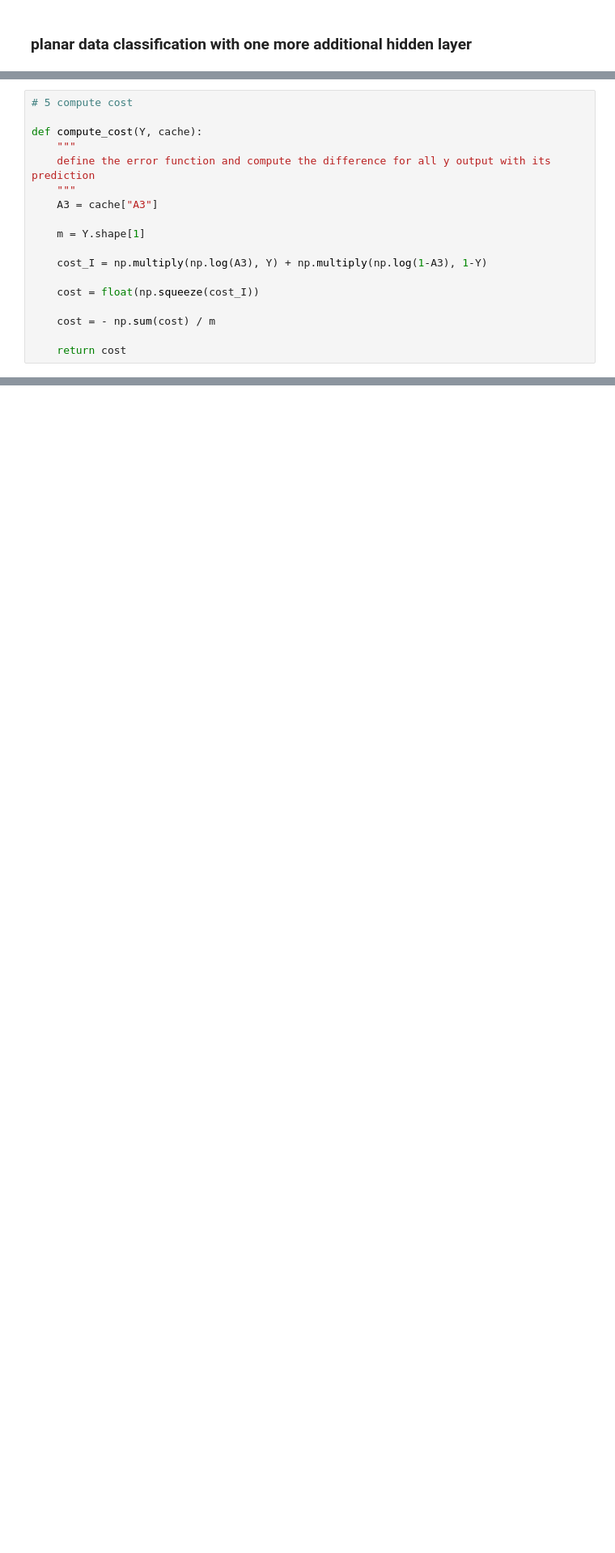
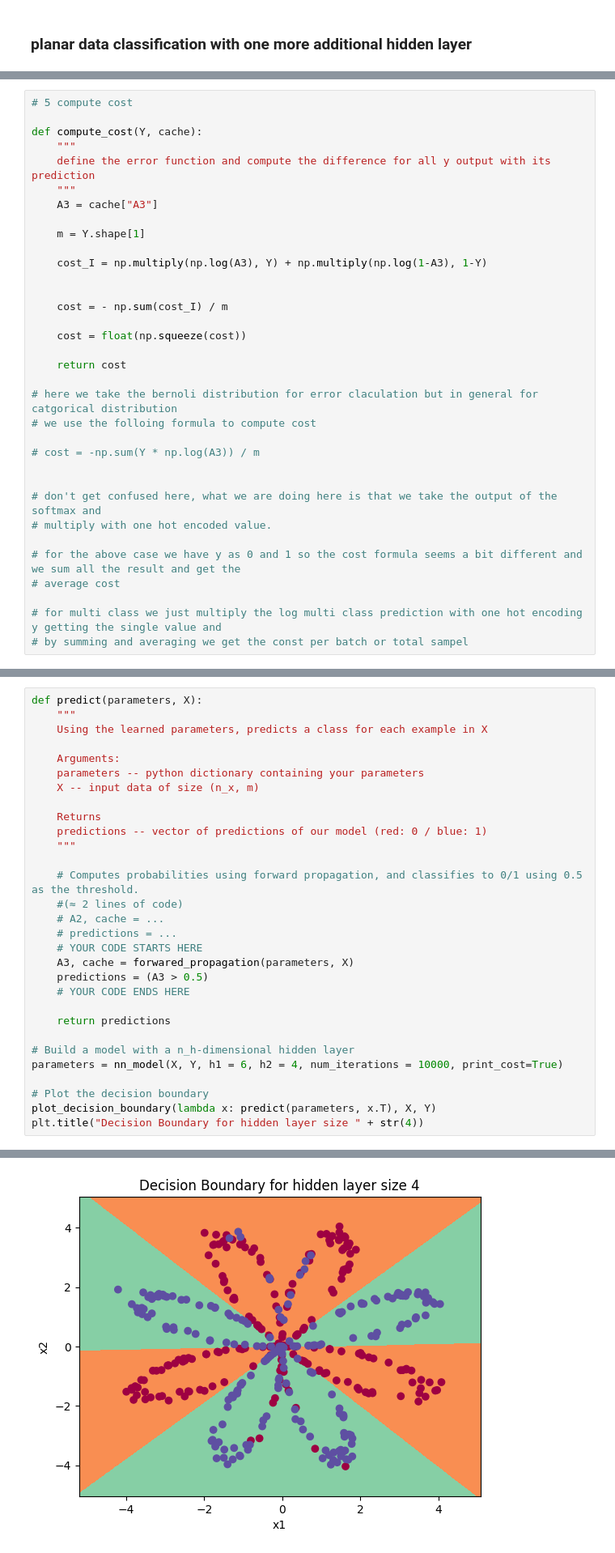
Before and after one commit to YeabsiraNigusse/Coursera-Deep-Learning-Specialization, a Jupyter notebook: Course 1/Week 3/Neural Network Demo/planar_+1n.ipynb, the cells around one changed output, grey strips where cells are left out. Shown at 81% size. Saved outputs shown, nothing was run; the diff lists cells and outputs as text; blank space fills up the shorter version.

```diff
--- a/Course 1/Week 3/Neural Network Demo/planar_+1n.ipynb
+++ b/Course 1/Week 3/Neural Network Demo/planar_+1n.ipynb
@@ -159,11 +149,27 @@ def compute_cost(Y, cache):
 
     cost_I = np.multiply(np.log(A3), Y) + np.multiply(np.log(1-A3), 1-Y)
 
-    cost = float(np.squeeze(cost_I))
 
-    cost = - np.sum(cost) / m
+    cost = - np.sum(cost_I) / m
+
+    cost = float(np.squeeze(cost))
 
     return cost
+
+# here we take the bernoli distribution for error claculation but in general for catgorical distribution
+# we use the folloing formula to compute cost
+
+# cost = -np.sum(Y * np.log(A3)) / m
+
+
+# don't get confused here, what we are doing here is that we take the output of the softmax and
+# multiply with one hot encoded value.
+
+# for the above case we have y as 0 and 1 so the cost formula seems a bit different and we sum all the result and get the
+# average cost
+
+# for multi class we just multiply the log multi class prediction with one hot encoding y getting the single value and
+# by summing and averaging we get the const per batch or total sampel
 # %%
 # 6 compute backwared propagation
 
@@ -191,0 +334,31 @@ def backwared_propagation(cache, cost):
+# %%
+def predict(parameters, X):
+    """
+    Using the learned parameters, predicts a class for each example in X
+
+    Arguments:
+    parameters -- python dictionary containing your parameters
+    X -- input data of size (n_x, m)
+
+    Returns
+    predictions -- vector of predictions of our model (red: 0 / blue: 1)
+    """
+
+    # Computes probabilities using forward propagation, and classifies to 0/1 using 0.5 as the threshold.
+    #(≈ 2 lines of code)
+    # A2, cache = ...
+    # predictions = ...
+    # YOUR CODE STARTS HERE
+    A3, cache = forwared_propagation(parameters, X)
+    predictions = (A3 > 0.5)
+    # YOUR CODE ENDS HERE
+
+    return predictions
+
+# Build a model with a n_h-dimensional hidden layer
+parameters = nn_model(X, Y, h1 = 6, h2 = 4, num_iterations = 10000, print_cost=True)
+
+# Plot the decision boundary
+plot_decision_boundary(lambda x: predict(parameters, x.T), X, Y)
+plt.title("Decision Boundary for hidden layer size " + str(4))
+# %% [output]
@@ -191,0 +376 @@ def backwared_propagation(cache, cost):
+[figure, added]
```
Also changed, not shown: parts of 6 cells of this notebook, 1 other file.
